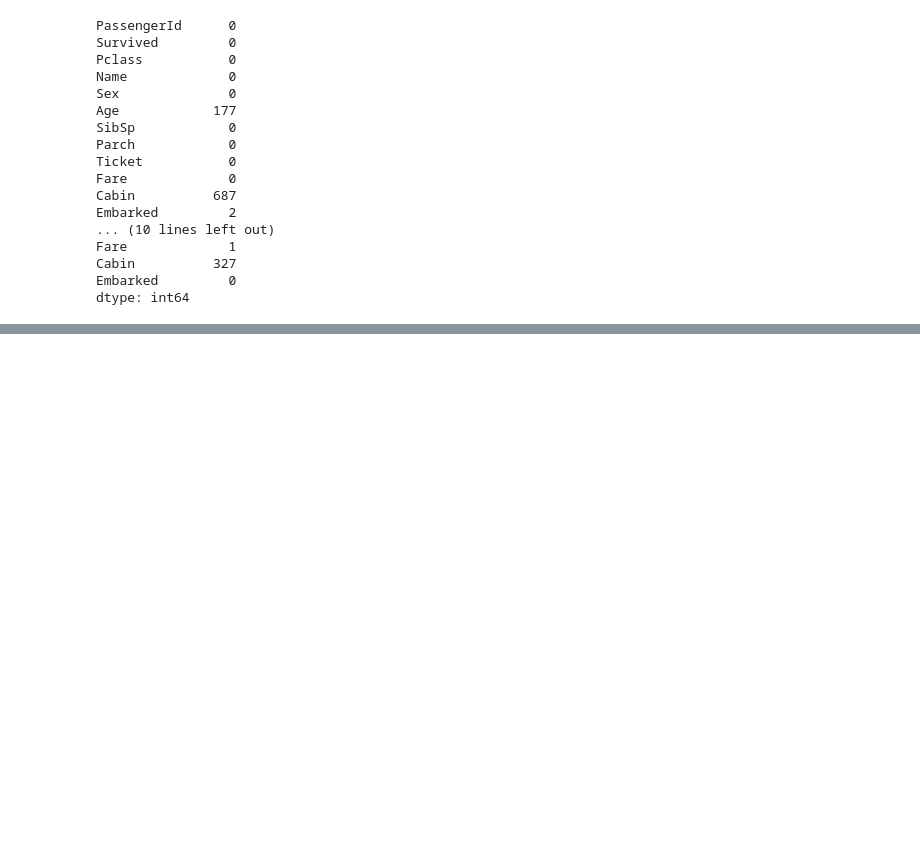
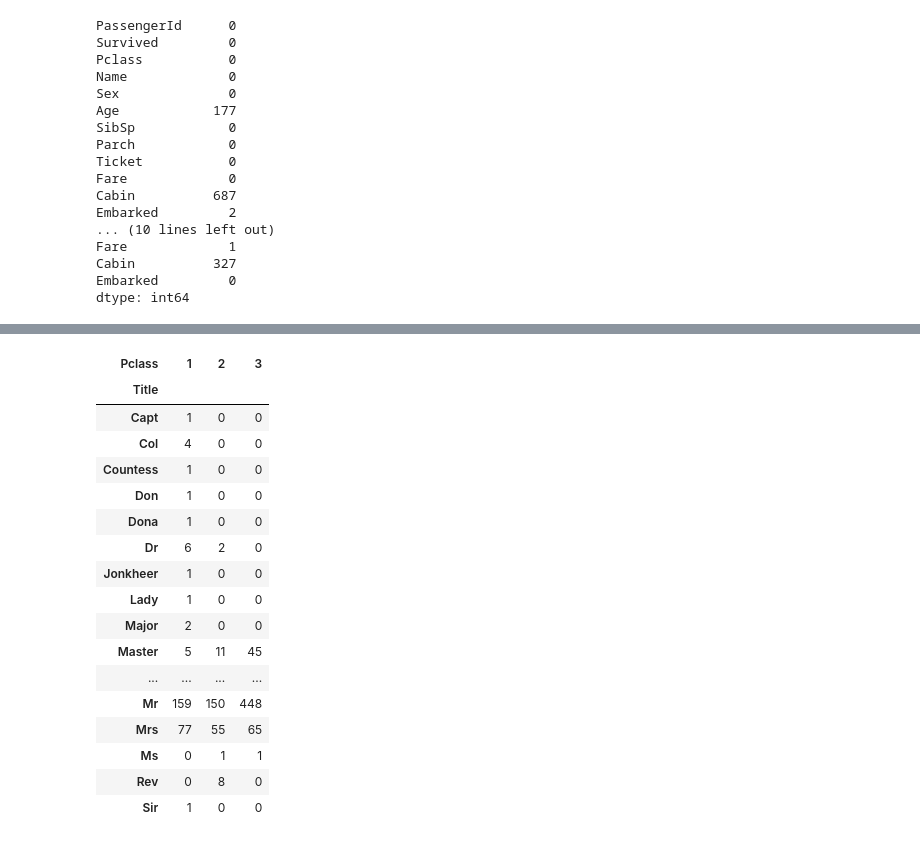
Before and after one commit to aki-06/XGBoost, a Jupyter notebook: XGBoost.ipynb, the cells around one changed output, grey strips where cells are left out. Drawn from its saved outputs; the diff is of its cells as text; code cells hidden in the pictures; blank space fills up the shorter version.

```diff
--- a/XGBoost.ipynb
+++ b/XGBoost.ipynb
@@ -68,0 +145,23 @@ dtype: int64
+# %%
+data['Title'] = data['Name'].str.extract('([a-zA-Z]+)\.', expand=False)
+# %%
+pd.crosstab(data['Title'], data['Pclass'])
+# %% [output]
+| Pclass | 1 | 2 | 3 |
+| Title |  |  |  |
+| Capt | 1 | 0 | 0 |
+| Col | 4 | 0 | 0 |
+| Countess | 1 | 0 | 0 |
+| Don | 1 | 0 | 0 |
+| Dona | 1 | 0 | 0 |
+| Dr | 6 | 2 | 0 |
+| Jonkheer | 1 | 0 | 0 |
+| Lady | 1 | 0 | 0 |
+| Major | 2 | 0 | 0 |
+| Master | 5 | 11 | 45 |
+| ... | ... | ... | ... |
+| Mr | 159 | 150 | 448 |
+| Mrs | 77 | 55 | 65 |
+| Ms | 0 | 1 | 1 |
+| Rev | 0 | 8 | 0 |
+| Sir | 1 | 0 | 0 |
```
Also changed, not shown: parts of 13 cells of this notebook.
